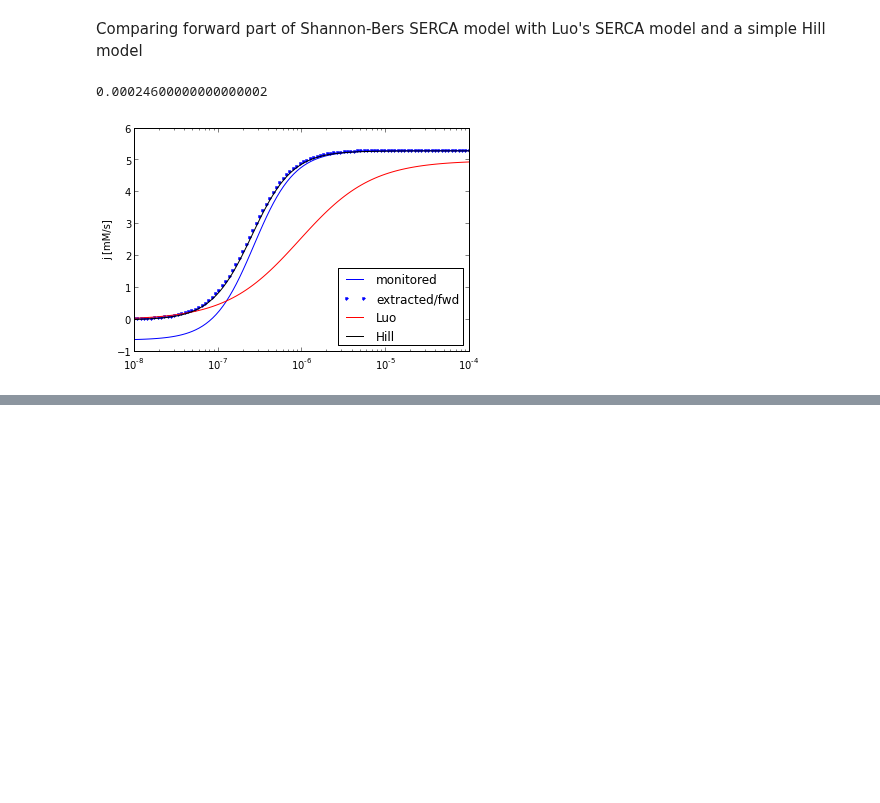
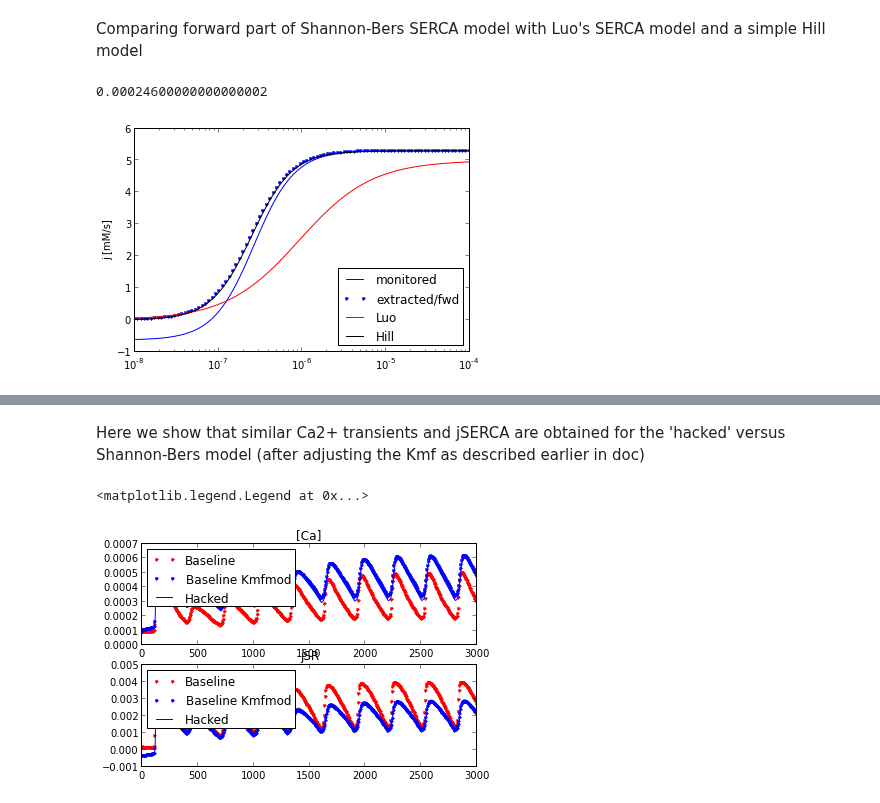
Before and after one commit to huskeypm/wholecell, a Jupyter notebook: 140210_markovshannon.ipynb, the cells around one changed output, grey strips where cells are left out. Saved outputs shown, nothing was run; the diff lists cells and outputs as text; code cells hidden in the pictures; blank space fills up the shorter version.

```diff
--- a/140210_markovshannon.ipynb
+++ b/140210_markovshannon.ipynb
@@ -42,0 +47,2 @@ replace kmf-depent part w my mode (w/o vmax)e.g.jSR = Qfact*Vmax(mymodel - casr/
+# %%
+duration = 3e3resultsBaseline = dostuff(dt=duration,stim_period=300)resultsKmf = dostuff(Kmf_in=Kmf_guess,dt=duration,stim_period=300)
@@ -42,0 +56,2 @@ replace kmf-depent part w my mode (w/o vmax)e.g.jSR = Qfact*Vmax(mymodel - casr/
+# %%
+duration = 1e3import shannon_hacked as model_hackedrun=0if run:  results1  = dostuff(dt=duration,stim_period=300)  results2 = dostuff(Kmf_in=Kmf_guess,dt=duration,stim_period=300)results3 = dostuff(Kmf_in=Kmf_guess,dt=duration,stim_period=300,model_in=model_hacked)
@@ -42,0 +71,2 @@ replace kmf-depent part w my mode (w/o vmax)e.g.jSR = Qfact*Vmax(mymodel - casr/
+# %%
+duration = 3e3import shannon_2004 as modelif 0:    resultsBaseline = dostuff(dt=duration,stim_period=300,model_in=model)    resultsKmfmod = dostuff(Kmf_in=Kmf_guess,dt=duration,stim_period=300,model_in=model)
@@ -42,0 +79,7 @@ replace kmf-depent part w my mode (w/o vmax)e.g.jSR = Qfact*Vmax(mymodel - casr/
+# %% [markdown]
+Here we show that similar Ca2+ transients and jSERCA are obtained for the 'hacked' versus Shannon-Bers model (after adjusting the Kmf as described earlier in doc)
+# %%
+run=0if(run):    resultsHacked = dostuff(dt=duration,stim_period=300,model_in=modelHacked)    plt.subplot(211)  plt.title("[Ca]") plt.plot(resultsHacked.tsteps, resultsBaseline.states[:,Cai_idx],'r.',label="Baseline")plt.plot(resultsHacked.tsteps, resultsKmfmod.states[:,Cai_idx],'b.',label="Baseline Kmfmod")plt.plot(resultsHacked.tsteps, resultsHacked.states[:,Cai_idx],'b-',label="Hacked")plt.legend(loc=2)plt.subplot(212)    plt.title("jSR")plt.plot(resultsHacked.tsteps, resultsBaseline.js,'r.',label="Baseline")plt.plot(resultsHacked.tsteps, resultsKmfmod.js,'b.',label="Baseline Kmfmod")plt.plot(resultsHacked.tsteps, resultsHacked.js,'b-',label="Hacked")plt.legend(loc=2)
+# %% [output]
+<matplotlib.legend.Legend at 0x...>
+[figure, added]
```
Also changed, not shown: parts of 17 cells of this notebook, 2 other files.
